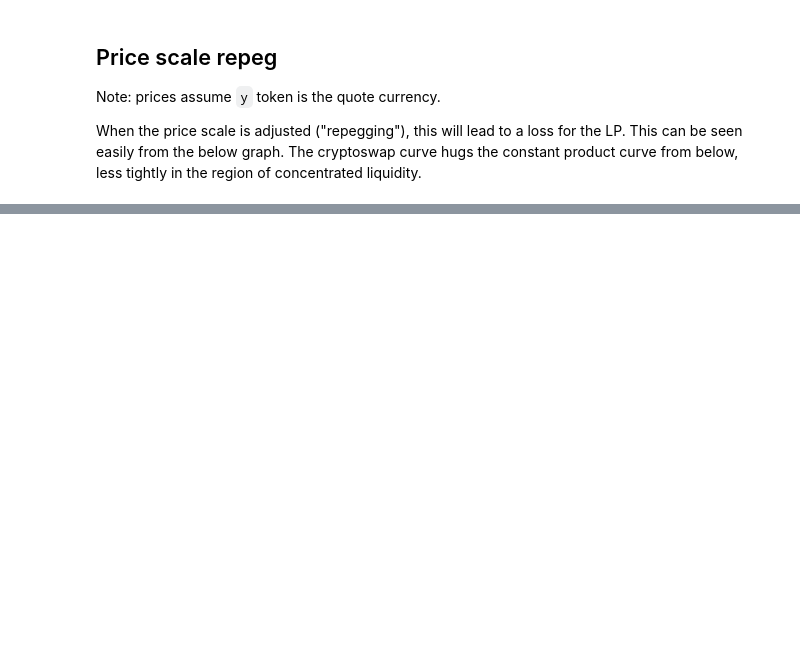
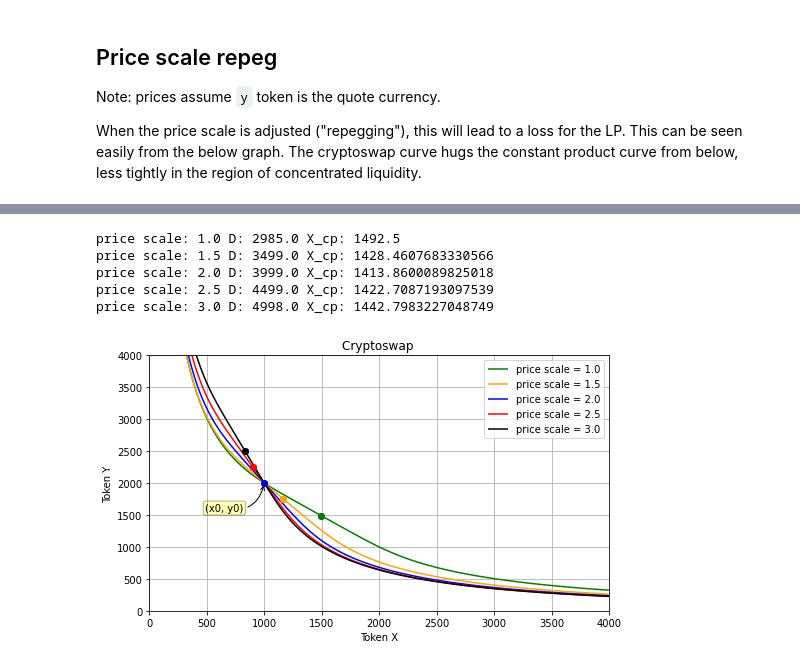
Before and after one commit to chanhosuh/curvefi-math, a Jupyter notebook: cryptoswap.ipynb, the cells around one changed output, grey strips where cells are left out. Saved outputs shown, nothing was run; the diff lists cells and outputs as text; code cells hidden in the pictures; blank space fills up the shorter version.

```diff
--- a/cryptoswap.ipynb
+++ b/cryptoswap.ipynb
@@ -273,0 +268,61 @@ X_cp: 989.9494936611666
+# %%
+fig, ax = plt.subplots()
+x_end = 4000.0
+ax.set_xlim(0, x_end)
+ax.set_ylim(0, x_end)
+
+ax.set(xlabel='Token X', ylabel='Token Y',
+       title='Cryptoswap ')
+ax.grid()
+
+delta = 2
+xs = np.arange(0.1, x_end, delta)
+ys = np.arange(0.1, x_end, delta)
+x, y = np.meshgrid(xs, ys)
+
+# D = 3000
+x0, y0 = 1000, 2000
+A = 750
+n = 2
+
+
+prices = [1.0, 1.5, 2.0, 2.5, 3.0]
+gamma = 10**-2
+colors = ['green', 'orange', 'blue', 'red', 'black']
+legend_elements = []
+for p, color in zip(prices, colors):
+    Ann = A * n**n
+    D = newton_D(Ann, gamma, [p * x0, y0])
+
+    K0 = p * x * y* n**n / D**n
+    K = A * K0 * gamma**2/(gamma + 1 - K0)**2
+    cryptoswap_eqn = K * D**(n - 1) * (p * x + y) + p * x * y - K * D**n - (D / n)**n
+
+    contour = ax.contour(x, y, cryptoswap_eqn, [0], colors=color)
+    l, _ = contour.legend_elements()
+    legend_elements.append(l[0])
+
+    x_eq, y_eq = D / (2 * p), D / 2
+    ax.plot(x_eq, y_eq, marker='o')
+
+    xcp = sqrt(x_eq * y_eq)
+    ax.plot(x_eq, y_eq, marker='o', color=color, label='equilibrium point')
+
+    print("price scale:", p, "D:", D, "X_cp:", xcp)
+
+ax.annotate('(x0, y0)', xy=(x0, y0), xytext=(-40,-30),
+            textcoords='offset points', ha='center', va='bottom',
+            bbox=dict(boxstyle='round,pad=0.2', fc='yellow', alpha=0.3),
+            arrowprops=dict(arrowstyle='->', connectionstyle='arc3,rad=0.5',
+                            color='black'))
+
+labels = [f'price scale = {p}' for p in prices]
+plt.legend(legend_elements, labels)
+plt.show()
+# %% [output]
+price scale: 1.0 D: 2985.0 X_cp: 1492.5
+price scale: 1.5 D: 3499.0 X_cp: 1428.4607683330566
+price scale: 2.0 D: 3999.0 X_cp: 1413.8600089825018
+price scale: 2.5 D: 4499.0 X_cp: 1422.7087193097539
+price scale: 3.0 D: 4998.0 X_cp: 1442.7983227048749
+[figure, added]
```
Also changed, not shown: parts of 7 cells of this notebook.
